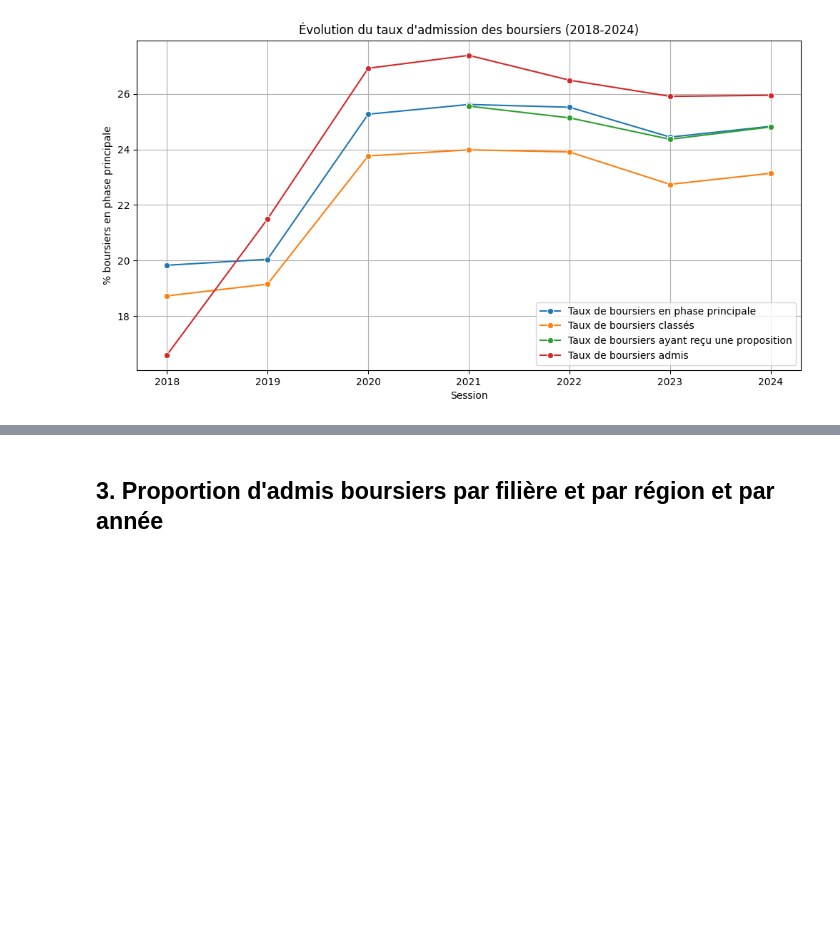
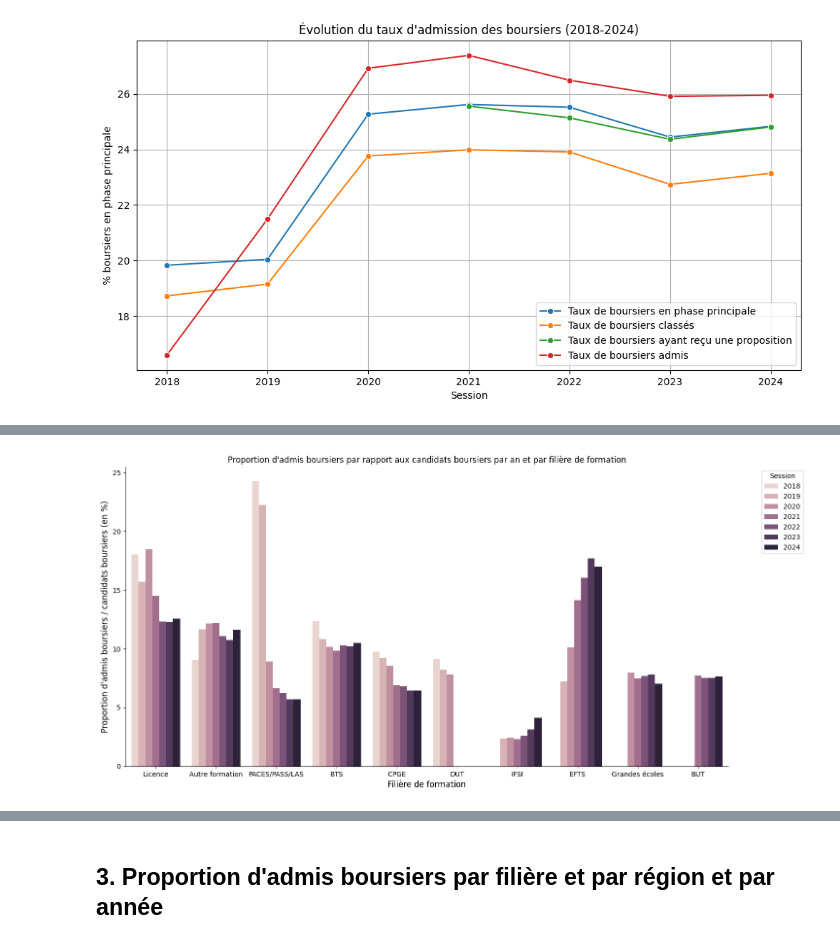
Before and after one commit to Projet-Filiere-ADAD/Projet_ADAD, a Jupyter notebook: Parcoursup_yohann.ipynb, the cells around one changed output, grey strips where cells are left out. Drawn from its saved outputs; the diff is of its cells as text; code cells hidden in the pictures; blank space fills up the shorter version.

```diff
--- a/Parcoursup_yohann.ipynb
+++ b/Parcoursup_yohann.ipynb
@@ -63,6 +69,17 @@ df["% boursiers classés"] = df["Néo bacheliers boursiers classés"]/df["Néo b
 df["Néo bacheliers proposition"] = df['Effectif des candidats en terminale générale ayant reçu une proposition d’admission de la part de l’établissement']+df['Effectif des candidats en terminale technologique ayant reçu une proposition d’admission de la part de l’établissement']+df['Effectif des candidats en terminale professionnelle ayant reçu une proposition d’admission de la part de l’établissement']
 df["Néo bacheliers boursiers proposition"] = df['Dont effectif des candidats boursiers en terminale générale ayant reçu une proposition d’admission de la part de l’établissement']+df['Dont effectif des candidats boursiers en terminale technologique ayant reçu une proposition d’admission de la part de l’établissement']+df['Dont effectif des candidats boursiers en terminale générale professionnelle ayant reçu une proposition d’admission de la part de l’établissement']
 df["% boursiers proposition"] = df["Néo bacheliers boursiers proposition"]/df["Néo bacheliers proposition"]*100
+
+df["% boursiers admis"] = df["Dont effectif des admis boursiers néo bacheliers"]/df["Effectif des admis néo bacheliers"]
+
+df["% boursiers admis / candidats"] = df["Dont effectif des admis boursiers néo bacheliers"]/df["Néo bacheliers boursiers en phase principale"]*100
+df["% boursiers admis / classés"] = df["Dont effectif des admis boursiers néo bacheliers"]/df["Néo bacheliers boursiers classés"]*100
+df["% boursiers admis / proposition"] = df["Dont effectif des admis boursiers néo bacheliers"]/df["Néo bacheliers boursiers proposition"]*100
+df["% boursiers proposition / candidats"] = df["Néo bacheliers boursiers proposition"]/df["Néo bacheliers boursiers en phase principale"]*100
+df["% boursiers classés / candidats"] = df["Néo bacheliers boursiers classés"]/df["Néo bacheliers boursiers en phase principale"]*100
+
+# Remplacer les valeurs infinies par des NaN
+df = df.replace([np.inf, -np.inf], np.nan)
 # %% [markdown]
 ## 2. Évolution temporelle des taux de boursiers
 # %%
@@ -176,6 +196,27 @@ if __name__ == '__main__':
     app.run_server(debug=False, use_reloader=False)
 # %% [output]
 [interactive output not drawn]
+# %%
+plt.figure(figsize=(16, 8))
+
+ax2 = sns.barplot(
+    data=df,
+    x='Filière de formation très agrégée',
+    y='% boursiers admis / candidats',
+    #estimator=mean,
+    errorbar=None,
+    #palette='rocket',
+    hue='Session',
+    #dodge=True
+)
+plt.title("Proportion d'admis boursiers par rapport aux candidats boursiers par an et par filière de formation")
+plt.xlabel("Filière de formation", fontsize=12)
+plt.ylabel("Proportion d'admis boursiers / candidats boursiers (en %)", fontsize=12)
+#plt.xticks(rotation=45, ha='right')
+plt.legend(title='Session', bbox_to_anchor=(1.05, 1), loc='upper left')
+sns.despine()
+# %% [output]
+[figure, added]
 # %%
 # Création d'une application Dash
 app = Dash(__name__)
```
Also changed, not shown: parts of 6 cells of this notebook, 1 other file.
